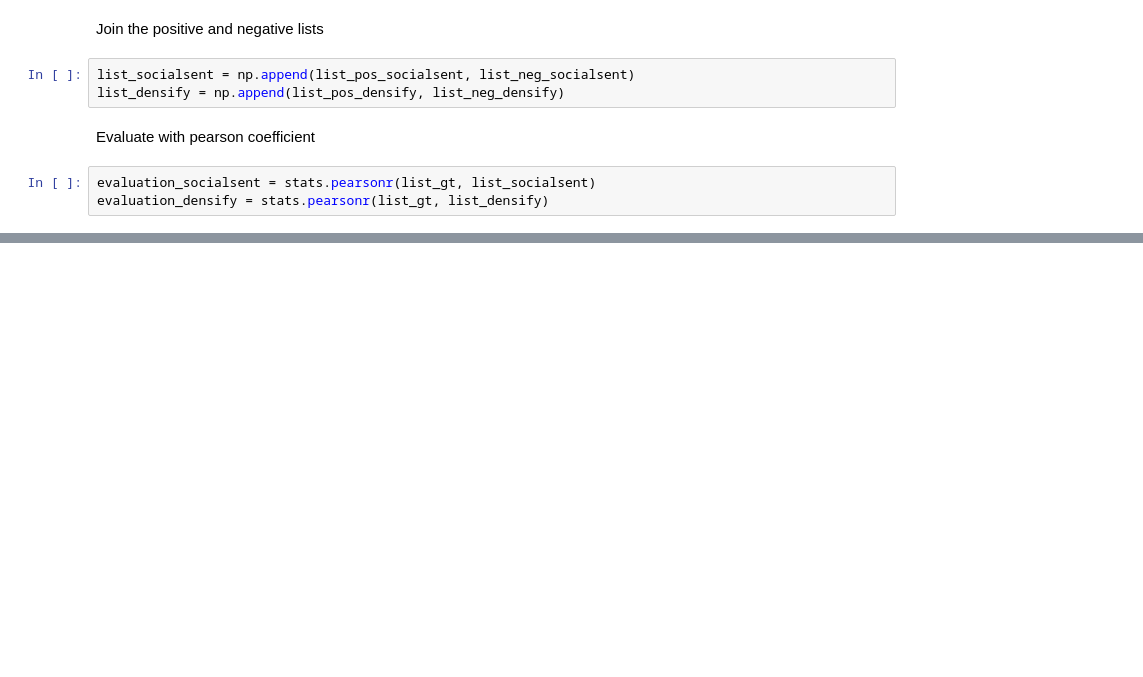
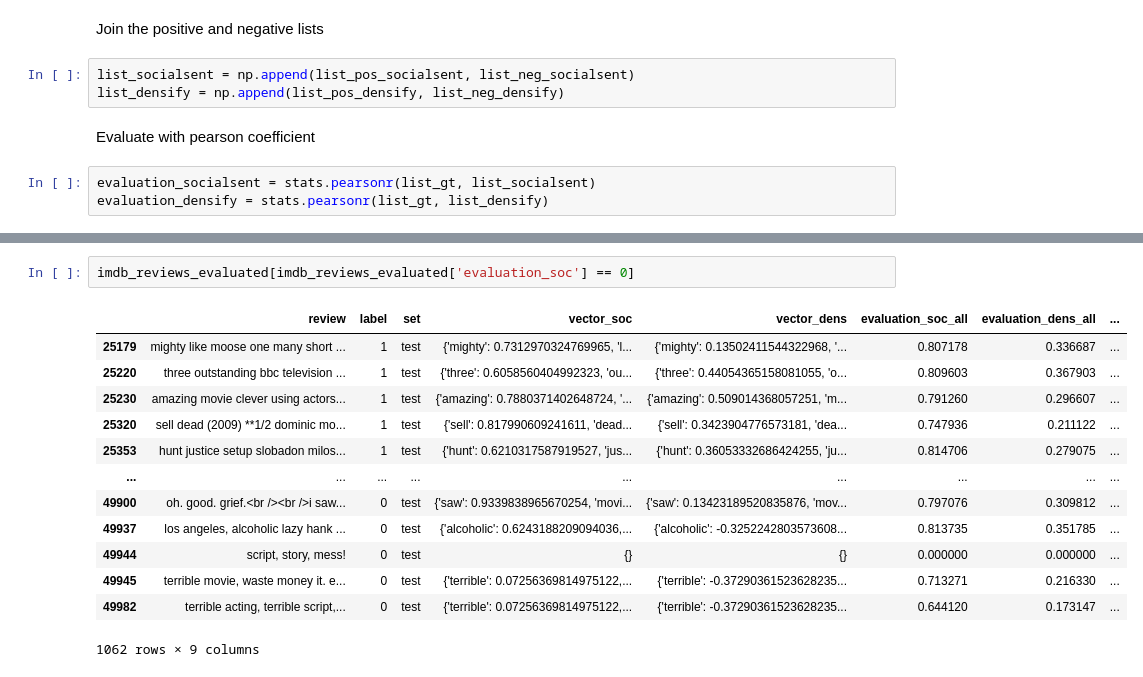
Before and after one commit to DavidMaister/hateDictionary, a Jupyter notebook: imdb_evaluation.ipynb, the cells around one changed output, grey strips where cells are left out. Cells and saved outputs as stored; diff of their text form; blank space fills up the shorter version.

```diff
--- a/imdb_evaluation.ipynb
+++ b/imdb_evaluation.ipynb
@@ -121,0 +566,16 @@ np.min(list_socialsent)
+# %%
+imdb_reviews_evaluated[imdb_reviews_evaluated['evaluation_soc'] == 0]
+# %% [output]
+|  | review | label | set | vector_soc | vector_dens | evaluation_soc_all | evaluation_dens_all | ... |
+| 25179 | mighty like moose one many short ... | 1 | test | {'mighty': 0.7312970324769965, 'l... | {'mighty': 0.13502411544322968, '... | 0.807178 | 0.336687 | ... |
+| 25220 | three outstanding bbc television ... | 1 | test | {'three': 0.6058560404992323, 'ou... | {'three': 0.44054365158081055, 'o... | 0.809603 | 0.367903 | ... |
+| 25230 | amazing movie clever using actors... | 1 | test | {'amazing': 0.7880371402648724, '... | {'amazing': 0.509014368057251, 'm... | 0.791260 | 0.296607 | ... |
+| 25320 | sell dead (2009) **1/2 dominic mo... | 1 | test | {'sell': 0.817990609241611, 'dead... | {'sell': 0.3423904776573181, 'dea... | 0.747936 | 0.211122 | ... |
+| 25353 | hunt justice setup slobadon milos... | 1 | test | {'hunt': 0.6210317587919527, 'jus... | {'hunt': 0.36053332686424255, 'ju... | 0.814706 | 0.279075 | ... |
+| ... | ... | ... | ... | ... | ... | ... | ... | ... |
+| 49900 | oh. good. grief.<br /><br />i saw... | 0 | test | {'saw': 0.9339838965670254, 'movi... | {'saw': 0.13423189520835876, 'mov... | 0.797076 | 0.309812 | ... |
+| 49937 | los angeles, alcoholic lazy hank ... | 0 | test | {'alcoholic': 0.6243188209094036,... | {'alcoholic': -0.3252242803573608... | 0.813735 | 0.351785 | ... |
+| 49944 | script, story, mess! | 0 | test | {} | {} | 0.000000 | 0.000000 | ... |
+| 49945 | terrible movie, waste money it. e... | 0 | test | {'terrible': 0.07256369814975122,... | {'terrible': -0.37290361523628235... | 0.713271 | 0.216330 | ... |
+| 49982 | terrible acting, terrible script,... | 0 | test | {'terrible': 0.07256369814975122,... | {'terrible': -0.37290361523628235... | 0.644120 | 0.173147 | ... |
+1062 rows × 9 columns
```
Also changed, not shown: parts of 73 cells of this notebook, 3 other files.
